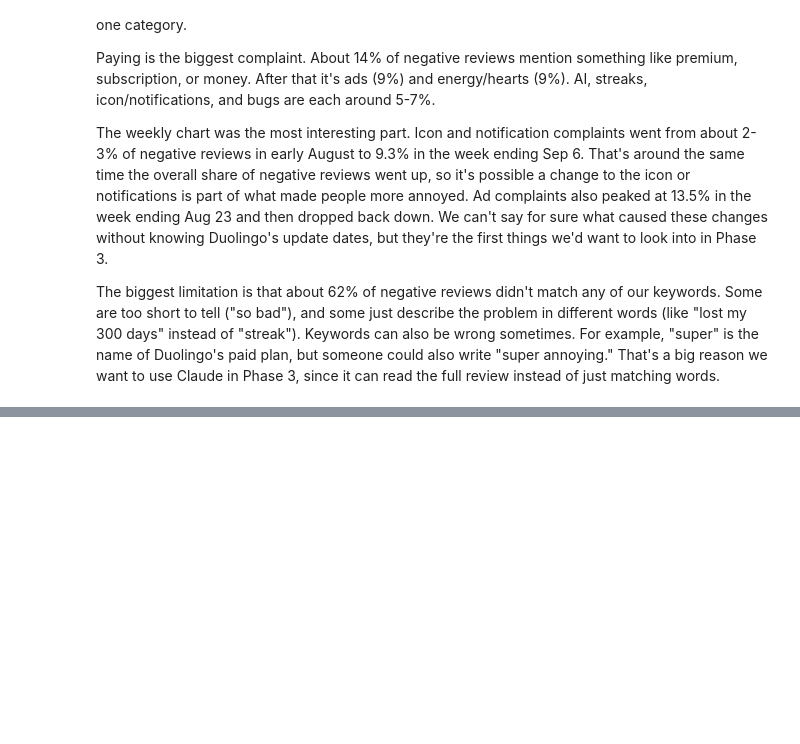
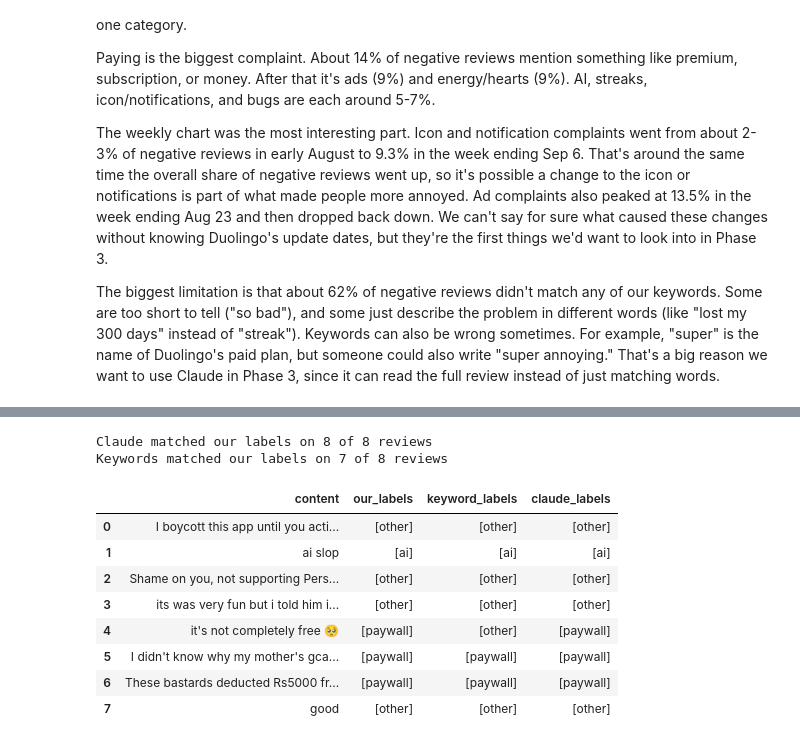
Before and after one commit to Teenna-Pachika/info4360-duolingo-reviews, a Jupyter notebook: notebooks/01_exploration_keywords_claude.ipynb, the cells around one changed output, grey strips where cells are left out. Cells and saved outputs as stored; diff of their text form; code cells hidden in the pictures; blank space fills up the shorter version.

Commit message:
Add Claude labeling test with two prompt versions

```diff
--- a/notebooks/01_exploration_keywords_claude.ipynb
+++ b/notebooks/01_exploration_keywords_claude.ipynb
@@ -441,0 +495,13 @@ The biggest limitation is that about 62% of negative reviews didn't match any of
+# %%
+# Taking a random sample of 8 negative reviews
+sample = neg.sample(8, random_state=42).reset_index(drop=True)
+
+# Getting Claude's labels
+sample["claude_labels"] = label_with_claude(sample["content"].tolist())
+
+# Getting our keyword labels for the same reviews, to compare
+sample["keyword_labels"] = sample[list(CATEGORIES)].apply(
+    lambda row: [c for c in CATEGORIES if row[c]] or ["other"], axis=1)
+
+# Showing the review, our keyword labels, and Claude's labels side by side
+sample[["content", "keyword_labels", "claude_labels"]]
@@ -441,0 +519,33 @@ The biggest limitation is that about 62% of negative reviews didn't match any of
+# %%
+# Adding our own labels for the same 8 reviews (we read each review and labeled it by hand)
+sample["our_labels"] = [
+    ["other"],    # 0: missing Persian language, Iranian users
+    ["ai"],       # 1: "ai slop"
+    ["other"],    # 2: missing Persian language, Iranian users
+    ["other"],    # 3: complaint about teaching quality
+    ["paywall"],  # 4: "it's not completely free"
+    ["paywall"],  # 5: unexpected subscription charge
+    ["paywall"],  # 6: overcharged for Super after the free trial
+    ["other"],    # 7: just says "good", no actual complaint
+]
+
+# Counting how often Claude and the keyword rules matched our labels
+claude_match = sum(sorted(c) == sorted(o) for c, o in zip(sample["claude_labels"], sample["our_labels"]))
+keyword_match = sum(sorted(k) == sorted(o) for k, o in zip(sample["keyword_labels"], sample["our_labels"]))
+print(f"Claude matched our labels on {claude_match} of {len(sample)} reviews")
+print(f"Keywords matched our labels on {keyword_match} of {len(sample)} reviews")
+
+# Showing all three side by side
+sample[["content", "our_labels", "keyword_labels", "claude_labels"]]
+# %% [output]
+Claude matched our labels on 8 of 8 reviews
+Keywords matched our labels on 7 of 8 reviews
+|  | content | our_labels | keyword_labels | claude_labels |
+| 0 | I boycott this app until you acti... | [other] | [other] | [other] |
+| 1 | ai slop | [ai] | [ai] | [ai] |
+| 2 | Shame on you, not supporting Pers... | [other] | [other] | [other] |
+| 3 | its was very fun but i told him i... | [other] | [other] | [other] |
+| 4 | it's not completely free 🥺 | [paywall] | [other] | [paywall] |
+| 5 | I didn't know why my mother's gca... | [paywall] | [paywall] | [paywall] |
+| 6 | These bastards deducted Rs5000 fr... | [paywall] | [paywall] | [paywall] |
+| 7 | good | [other] | [other] | [other] |
```
Also changed, not shown: parts of 9 cells of this notebook.
